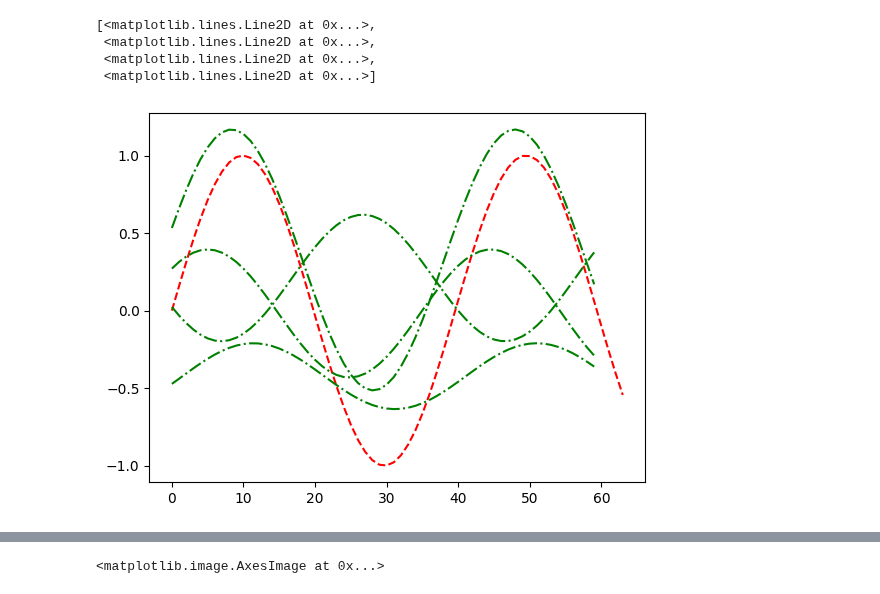
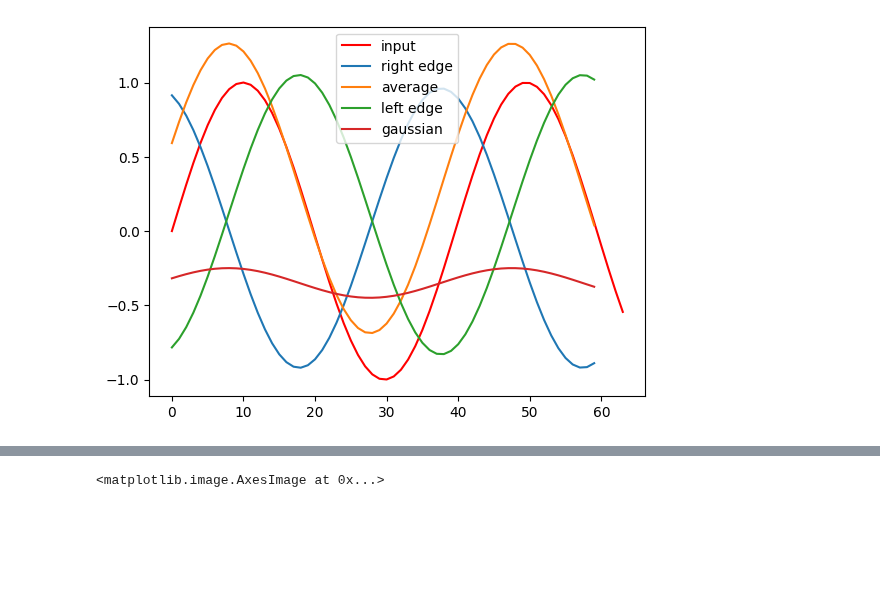
Before and after one commit to culurciello/deep-learning-course-source, a Jupyter notebook: source/lectures/40-conv-layer.ipynb, the cells around one changed output, grey strips where cells are left out. Cells and saved outputs as stored; diff of their text form; code cells hidden in the pictures; blank space fills up the shorter version.

Commit message:
new conv

```diff
--- a/source/lectures/40-conv-layer.ipynb
+++ b/source/lectures/40-conv-layer.ipynb
@@ -28,25 +28,35 @@ In this example below we show how a convolution affects an input sequence of num
 # %%
 import torch
 import matplotlib.pyplot as plt
 
 # seq = torch.rand(1,64)
 t = torch.linspace(0,10,64)
 seq = torch.sin(t).unsqueeze(0)
 # seq = (torch.sin(t)+torch.sin(2*t)).unsqueeze(0)
 # print(seq.shape)
 sp = seq.permute(1,0)
-m = torch.nn.Conv1d(1, 4, 5) # implements 4 filters with a kernel of 5 numbers
+m = torch.nn.Conv1d(1, 4, 5, padding=2) # implements 4 filters with a kernel of 5 numbers
+# print(m.weight)
+# print(m.weight.shape)
+f = torch.Tensor([[[-1,-1, 0, 1, 1]],  # right edge
+                  [[ 1/5, 1/5, 1/5, 1/5, 1/5]],  # average
+                  [[ 1, 1, 0,-1,-1]],  # left edge
+                  [[-1, 0, 2, 0,-1]]]) # gaussian
+# print(m.weight.shape)
+m.weight = torch.nn.Parameter(f)
+# print("convolution filer: ")
+# print(m.weight)
 output = m(seq)
 # print(output.shape)
 op = output.permute(1,0).detach()
-plt.plot(sp, 'r--') # plot original sin wave in red
-plt.plot(op, 'g-.') # plot 4 outputs in green
+plt.plot(sp, 'r', label="input") # plot original sin wave in red
+plt.plot(op[:,0], label="right edge") # plot 4 outputs in green
+plt.plot(op[:,1], label="average") # plot 4 outputs in green
+plt.plot(op[:,2], label="left edge") # plot 4 outputs in green
+plt.plot(op[:,3], label="gaussian") # plot 4 outputs in green
+leg = plt.legend(loc='upper center')
 # %% [output]
-[<matplotlib.lines.Line2D at 0x...>,
- <matplotlib.lines.Line2D at 0x...>,
- <matplotlib.lines.Line2D at 0x...>,
- <matplotlib.lines.Line2D at 0x...>]
-[figure, old version]
+[figure, new version]
 # %% [markdown]
 ## 2D convolution
 
```
Also changed, not shown: parts of 1 cell of this notebook, 2 other files.
